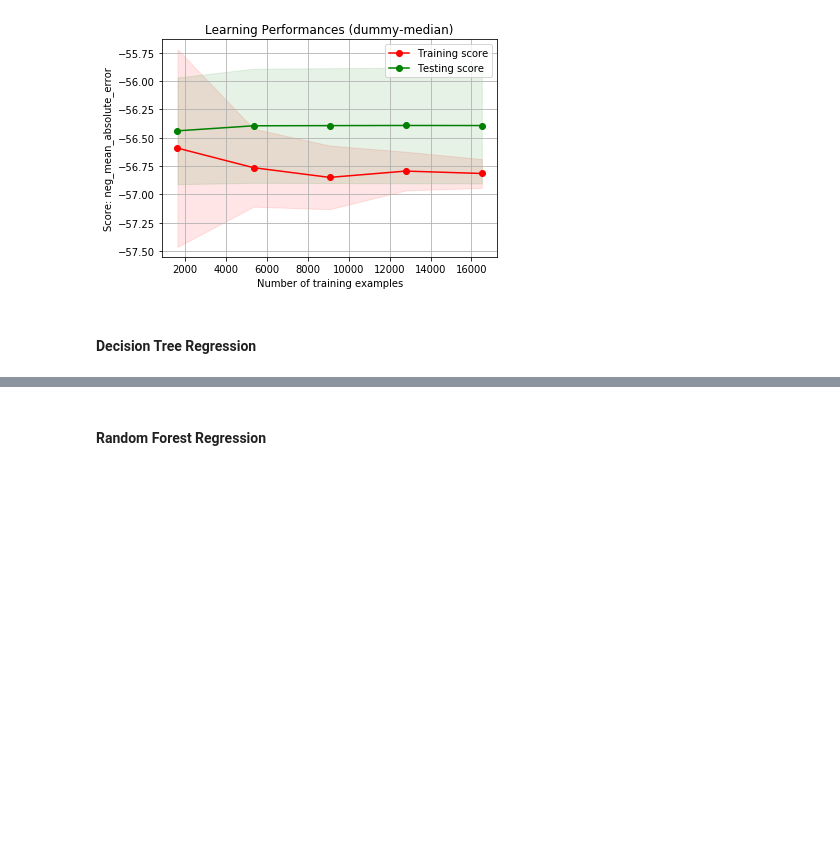
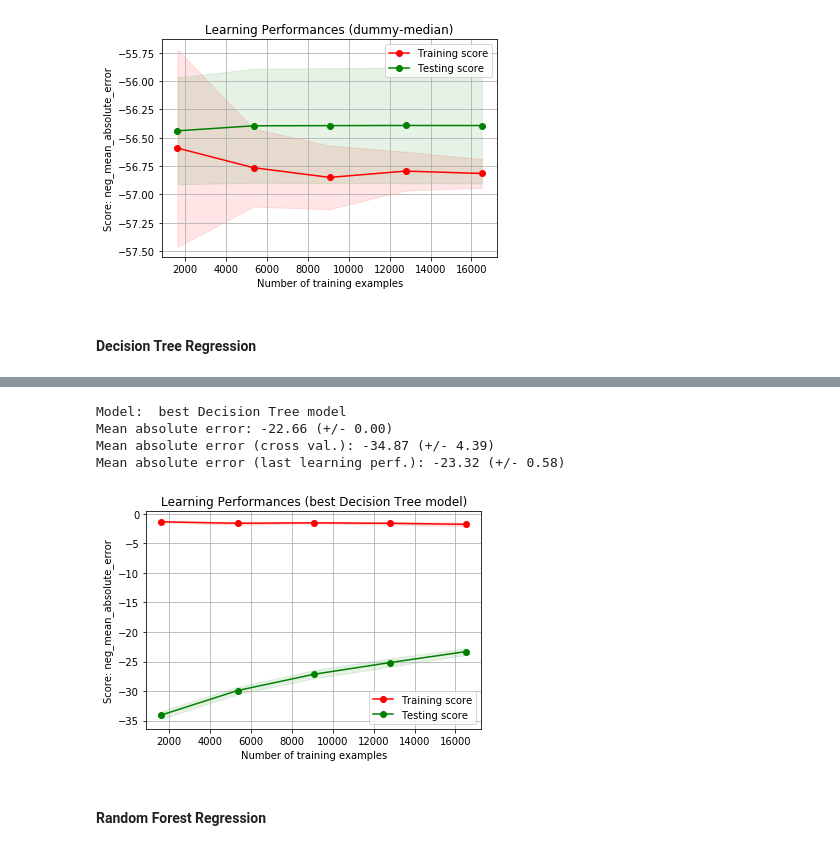
Before and after one commit to mariuszrokita/aircraft-engine-predictive-maintenance, a Jupyter notebook: notebooks/ModelTraining.ipynb, the cells around one changed output, grey strips where cells are left out. Cells and saved outputs as stored; diff of their text form; code cells hidden in the pictures; blank space fills up the shorter version.

Commit message:
Selected best models using hyperopt. Plotting learing curve only for best models.

```diff
--- a/notebooks/ModelTraining.ipynb
+++ b/notebooks/ModelTraining.ipynb
@@ -63,11 +66,13 @@ y = train['RUL'].values
 # normalize data (we haven't ensured that MinMaxScaler is the best scaler for our data)
 scaler = MinMaxScaler()
 X_scaled = scaler.fit_transform(X)
+
+X_train, X_test, y_train, y_test = train_test_split(X, y, test_size=0.2, random_state=0)
 # %%
 def plot_learning_curve_regression(model, title, X, y, scoring, cv=10, n_jobs=-1):
 
     # Create 10 cross-validation sets for training and testing
-    cv = ShuffleSplit(n_splits = 10, test_size = 0.2, random_state = 0)
+    cv = ShuffleSplit(n_splits = cv, test_size = 0.2, random_state = 0)
     # Create 10 KFold cross-validation sets
     #cv = cv
 
@@ -115,14 +120,14 @@ def train_and_cross_val_score(model, X, y, scoring, cv=2):
     return cross_val_score(model, X, y, scoring=scoring, cv=cv)
 
 
-def train_predict_learning_curve(models, X, y):
+def train_predict_learning_curve(models, X, y, cv=10):
     for name, model in models:
         print("\nModel: ", name)
         score = (-1)*train_and_predict(model, X, y, test_size=0.2)
         print("Mean absolute error: %0.2f (+/- %0.2f)" % (score, score.std()))
 
         scoring = 'neg_mean_absolute_error'
-        scores = train_and_cross_val_score(model, X, y, scoring, cv=10)
+        scores = train_and_cross_val_score(model, X, y, scoring, cv)
         #print("CV scores: ", scores)
         print("Mean absolute error (cross val.): %0.2f (+/- %0.2f)" % (scores.mean(), scores.std()))
 
@@ -155,12 +160,3 @@ Mean absolute error (last learning perf.): -56.39 (+/- 0.51)
 [figure]
 # %% [markdown]
 #### Decision Tree Regression
-# %%
-models = [
-    ('DT. max_depth=2', DecisionTreeRegressor(max_depth=2, random_state=2017)),
-    ('DT. max_depth=8', DecisionTreeRegressor(max_depth=8, random_state=2017)),
-    ('DT. max_depth=16', DecisionTreeRegressor(max_depth=16, random_state=2017)),
-    ('DT. max_depth=32', DecisionTreeRegressor(max_depth=32, random_state=2017))
-]
-
-train_predict_learning_curve(models, X, y)
@@ -188,2 +233,13 @@ Mean absolute error (last learning perf.): -23.34 (+/- 0.54)
+# %%
+models = [
+    ('best Decision Tree model', best_model)
+]
+train_predict_learning_curve(models, X, y, cv=5)
+# %% [output]
+Model:  best Decision Tree model
+Mean absolute error: -22.66 (+/- 0.00)
+Mean absolute error (cross val.): -34.87 (+/- 4.39)
+Mean absolute error (last learning perf.): -23.32 (+/- 0.58)
+[figure, added]
 # %% [markdown]
 #### Random Forest Regression
```
Also changed, not shown: parts of 10 cells of this notebook.
